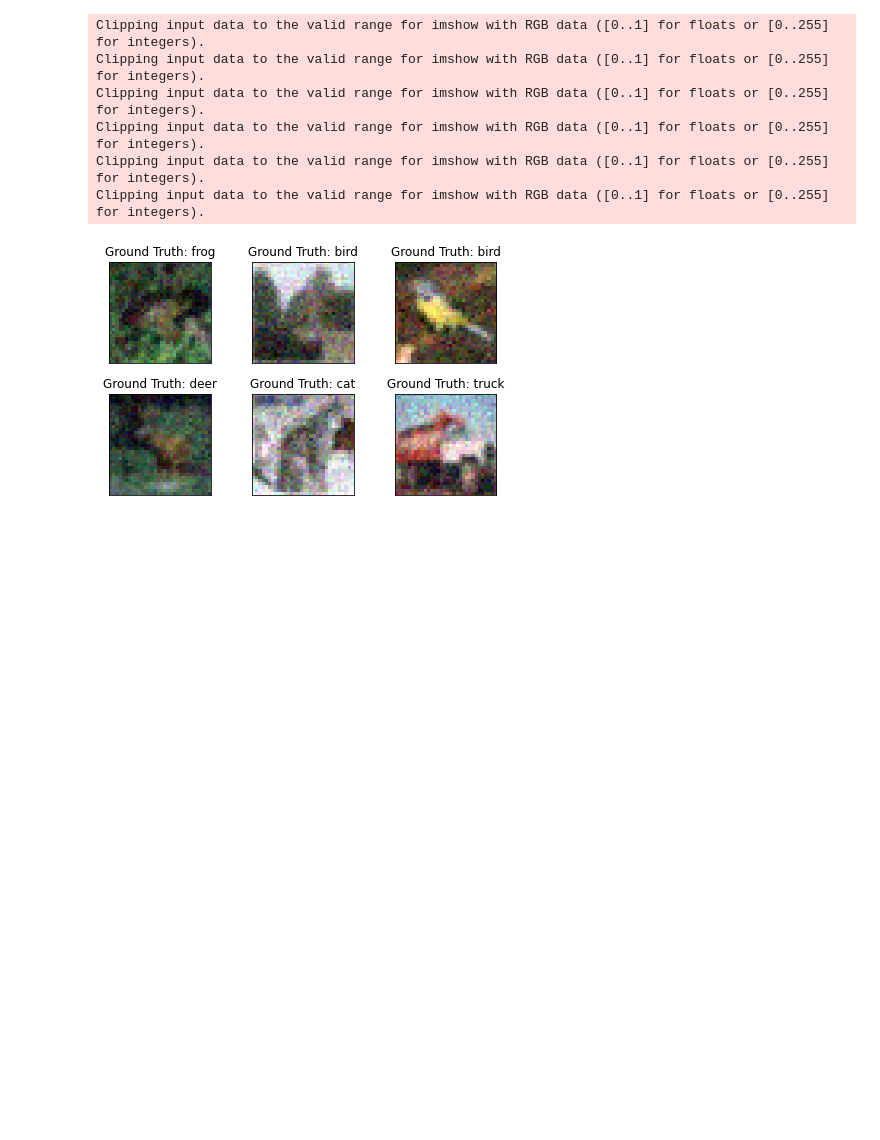
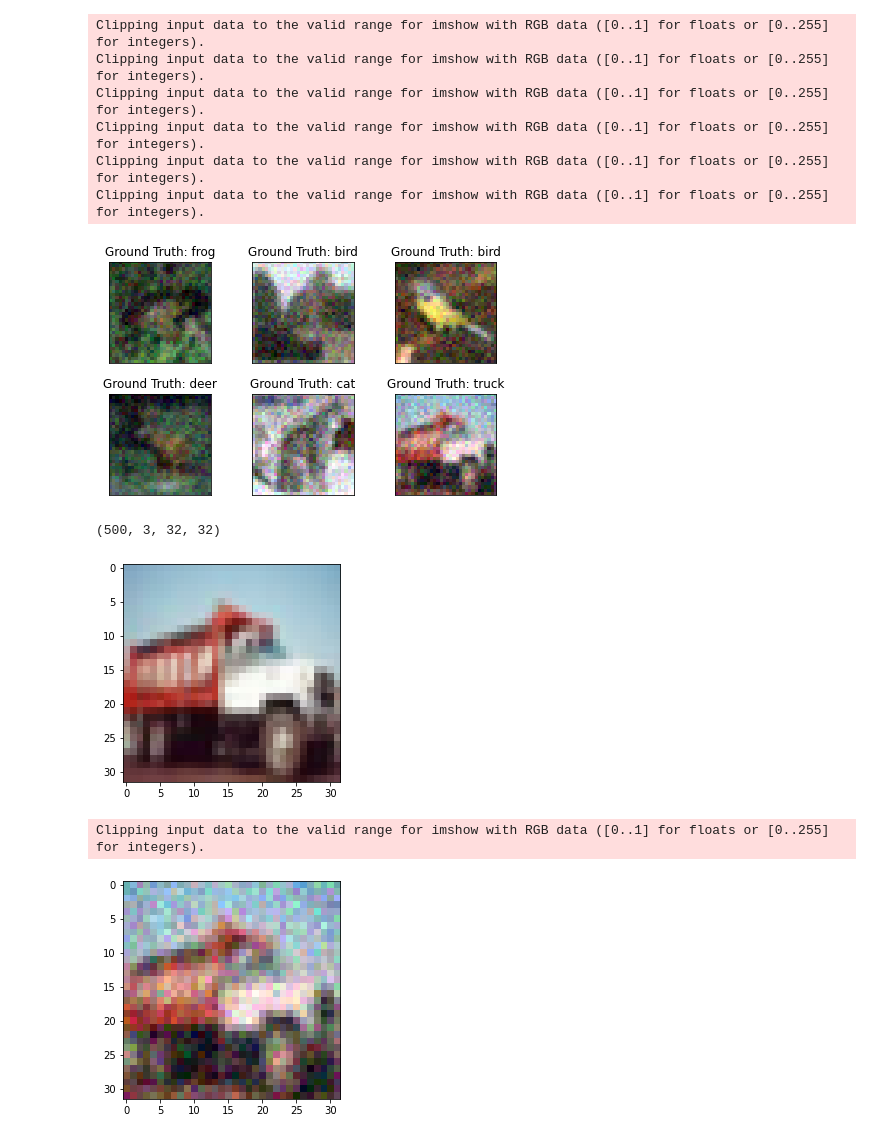
Before and after one commit to caixunshiren/One_hot_net, a Jupyter notebook: PUF_application_CIFAR10.ipynb, the cells around one changed output. Saved outputs shown, nothing was run; the diff lists cells and outputs as text; code cells hidden in the pictures; blank space fills up the shorter version.

```diff
--- a/PUF_application_CIFAR10.ipynb
+++ b/PUF_application_CIFAR10.ipynb
@@ -186,7 +186,21 @@ class simple_encoder_wthreshold():
         #print(X.shape)
         #print(self.W.shape)
         return (torch.matmul(self.W, X) > self.epsilon).float()
+
+class simple_encoder_w3threshold():
+    def __init__(self, out_dim, in_dim, epsilon, cuda = True):
+        self.W = uniform_initializer(out_dim, in_dim, cuda)
+        self.epsilon = epsilon
+
+    def apply(self, X):
+        #print(X.shape)
+        #print(self.W.shape)
+        vec = torch.matmul(self.W, X)
+        ret = (vec > self.epsilon).float() + (-1)* (vec < -self.epsilon).float()
+        #print(ret)
+        return ret
 # %%
+
 parameters = {
     'in_dim': 1024,
     'n_class': 1024,
@@ -198,3 +212,15 @@ parameters = {
     'layer_size_factor': [1],
     'dropout': [-1]
 }
+'''
+parameters = {
+    'in_dim': 1024,
+    'n_class': 1024,
+    'f_encoder': simple_encoder_w3threshold(1024*80, 1024, 2),
+    'f_initializer': uniform_initializer,
+    'encoder_multiplier': 80,
+    'epsilon': 10e-3,
+    'n_layers': 1,
+    'layer_size_factor': [1],
+    'dropout': [-1]
+}'''
@@ -329,3 +357,21 @@ Clipping input data to the valid range for imshow with RGB data ([0..1] for floa
 Clipping input data to the valid range for imshow with RGB data ([0..1] for floats or [0..255] for integers).
 Clipping input data to the valid range for imshow with RGB data ([0..1] for floats or [0..255] for integers).
 [figure]
+# %%
+print(reconstructed_example_data.shape)
+# %% [output]
+(500, 3, 32, 32)
+# %%
+def show_img(im):
+    plt.imshow(im)
+    plt.show()
+# %%
+decrypted_images = reconstructed_example_data/2+0.5
+original_images = example_data/2+0.5
+#print(images.shape)
+show_img(np.transpose(original_images[5], [1,2,0]))
+show_img(np.transpose(decrypted_images[5], [1,2,0]))
+# %% [output]
+[figure, added]
+Clipping input data to the valid range for imshow with RGB data ([0..1] for floats or [0..255] for integers).
+[figure, added]
```
Also changed, not shown: parts of 8 cells of this notebook.
